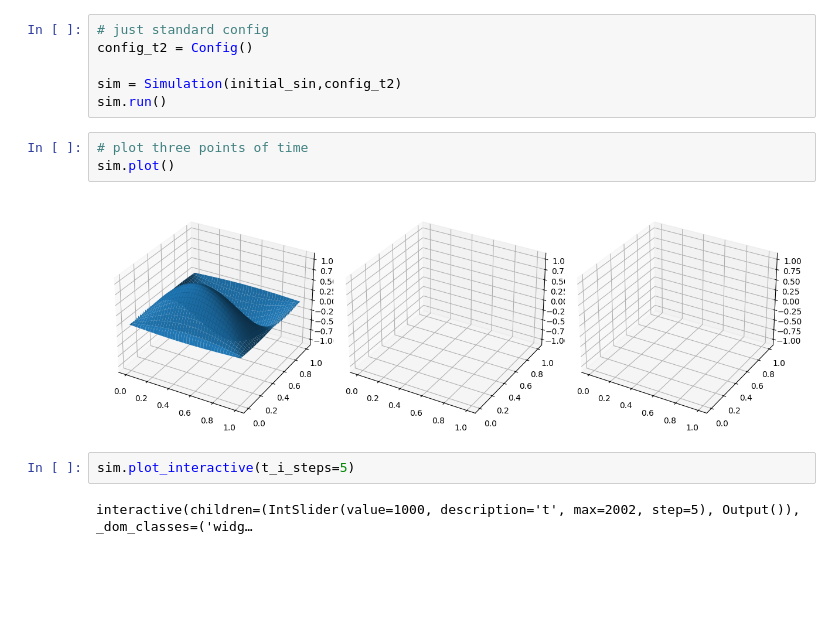
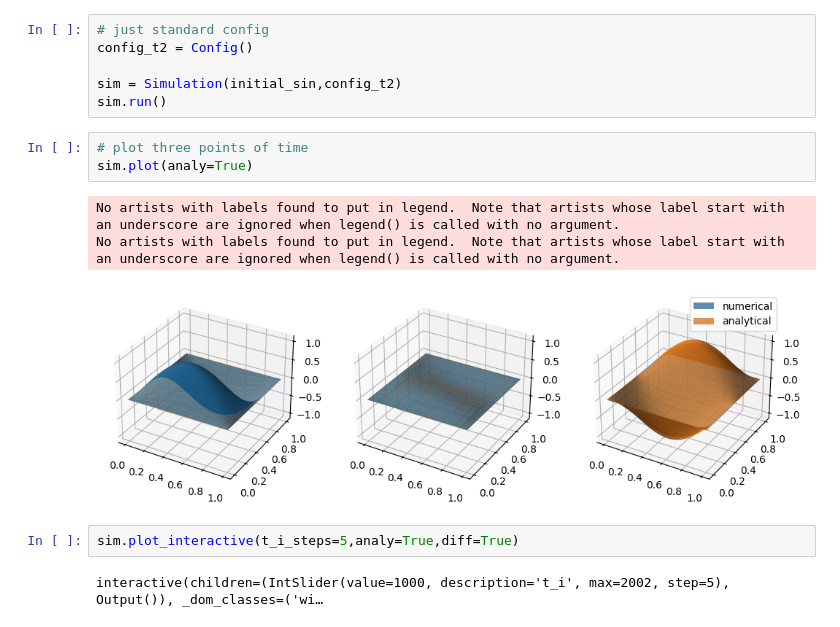
Before and after one commit to leonardlux/cp_1_3, a Jupyter notebook: task_3_1_and_2.ipynb, the cells around one changed output. Saved outputs shown, nothing was run; the diff lists cells and outputs as text; blank space fills up the shorter version.

```diff
--- a/task_3_1_and_2.ipynb
+++ b/task_3_1_and_2.ipynb
@@ -16,10 +16,12 @@ sim = Simulation(initial_sin,config_t2)
 sim.run()
 # %%
 # plot three points of time
-sim.plot()
+sim.plot(analy=True)
 # %% [output]
+No artists with labels found to put in legend.  Note that artists whose label start with an underscore are ignored when legend() is called with no argument.
+No artists with labels found to put in legend.  Note that artists whose label start with an underscore are ignored when legend() is called with no argument.
-[figure, old version]
+[figure, new version]
 # %%
-sim.plot_interactive(t_i_steps=5)
+sim.plot_interactive(t_i_steps=5,analy=True,diff=True)
 # %% [output]
-interactive(children=(IntSlider(value=1000, description='t', max=2002, step=5), Output()), _dom_classes=('widg…
+interactive(children=(IntSlider(value=1000, description='t_i', max=2002, step=5), Output()), _dom_classes=('wi…
```
Also changed, not shown: 4 other files.
